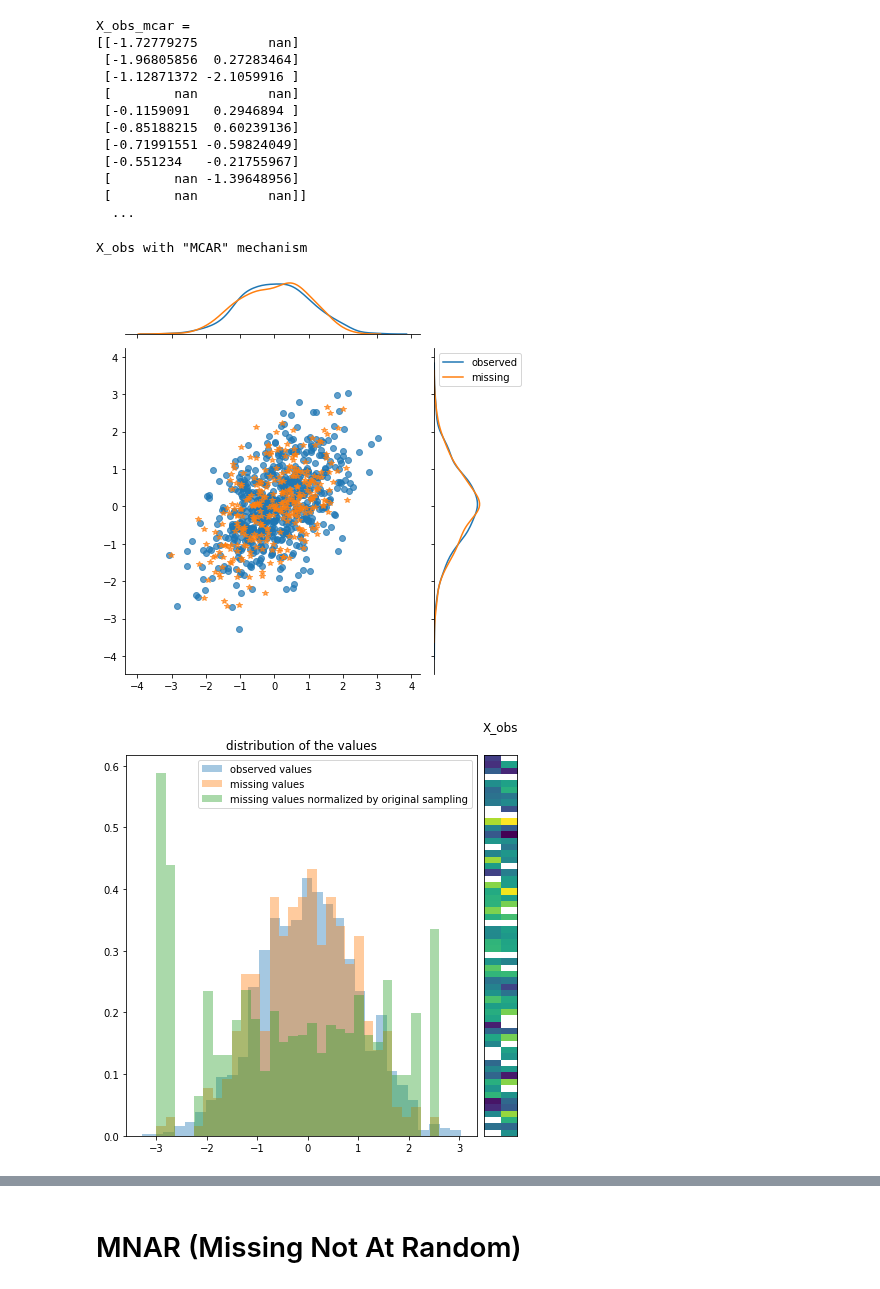
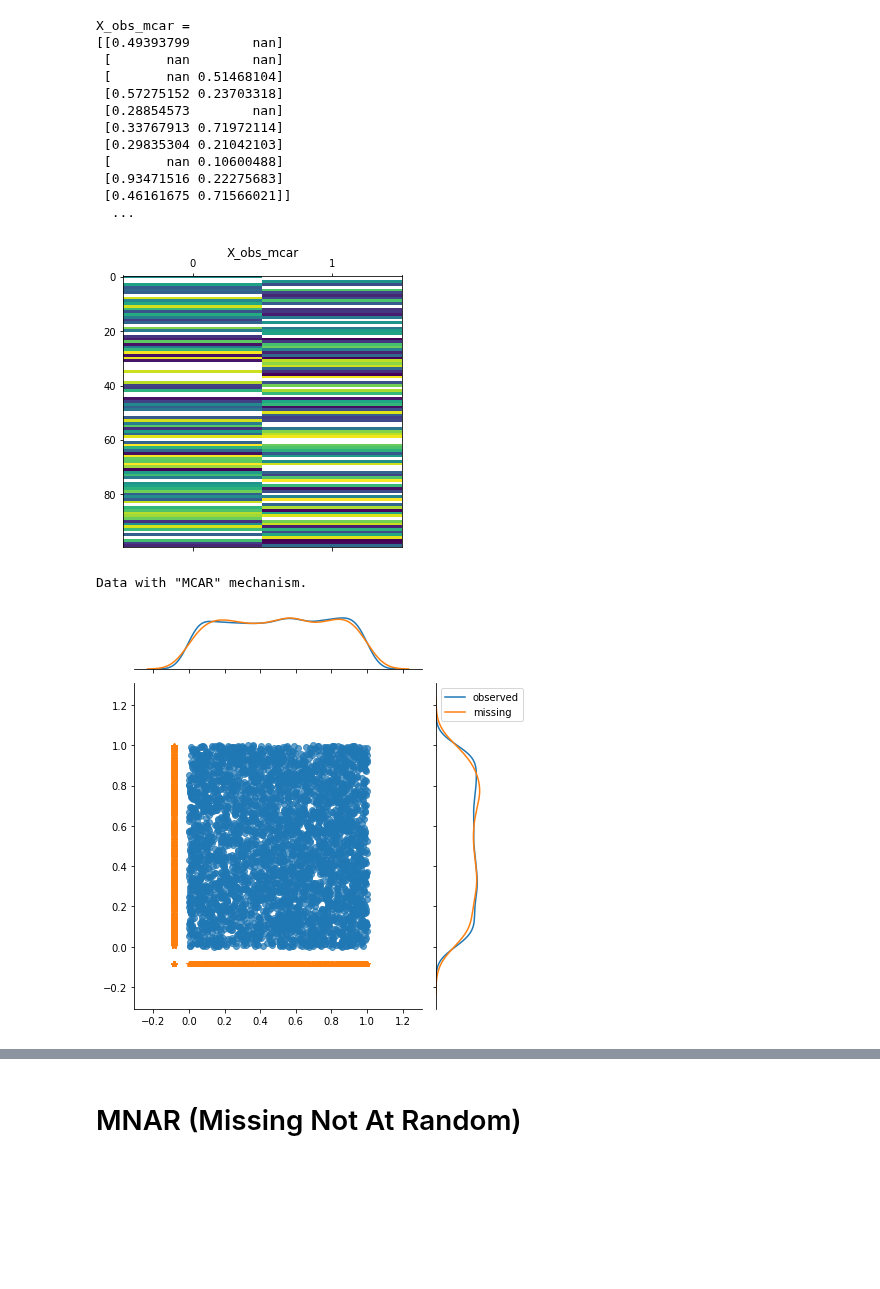
Before and after one commit to R-miss-tastic/website, a Jupyter notebook: static/how-to/WIP python/How to generate missing values.ipynb, the cells around one changed output, grey strips where cells are left out. Cells and saved outputs as stored; diff of their text form; code cells hidden in the pictures; blank space fills up the shorter version.

```diff
--- a/static/how-to/WIP python/How to generate missing values.ipynb
+++ b/static/how-to/WIP python/How to generate missing values.ipynb
@@ -13,20 +12,21 @@ The mechanisms generating missing values can be various but usually they are cla
 # %%
-# generate complete data
+# first let's generate the complete data
 
 import numpy as np
 import matplotlib.pyplot as plt
 %matplotlib inline
 import seaborn as sns
 
-np.random.seed(0)  # fix the seed (to obtain reproductible results)
+np.random.seed(0)  # fix the seed
 
-n_samples = 900
+n_samples = 5900
 
 mean = (0,0)
 cov = [[1,.5],[.5,1]]
+cov = [[1,0],[0,1]]
 X_complete = np.random.multivariate_normal(mean, cov, size=n_samples)
+X_complete = np.random.uniform(0, 1, size=(n_samples,2))
 
-#plt.scatter(X_complete[:,0], X_complete[:,1])
 sns.jointplot(X_complete[:,0], X_complete[:,1], label = 'Complete data')
 # %% [output]
 <seaborn.axisgrid.JointGrid at 0x...>
@@ -41,9 +64,10 @@ The observations are said to be Missing Completely At Random (MCAR) if the proba
 In Python, the easiest way is to sample a Bernouilli to mask some data point
 # %%
 def ampute_mcar(X_complete, missing_rate = .2):
-    missing_mask = np.random.binomial(1, missing_rate, size = (n_samples,2))
+    # Mask completly at random some values
+    M = np.random.binomial(1, missing_rate, size = X_complete.shape)
     X_obs = X_complete.copy()
-    np.putmask(X_obs, missing_mask, np.nan)
+    np.putmask(X_obs, M, np.nan)
     return X_obs
 # %%
 X_obs_mcar = ampute_mcar(X_complete)
@@ -53,14 +77,14 @@ print(X_obs_mcar[:10])
 print('  ...')
 # %% [output]
 X_obs_mcar =
-[[-1.72779275         nan]
- [-1.96805856  0.27283464]
- [-1.12871372 -2.1059916 ]
- [        nan         nan]
- [-0.1159091   0.2946894 ]
- [-0.85188215  0.60239136]
- [-0.71991551 -0.59824049]
- [-0.551234   -0.21755967]
- [        nan -1.39648956]
- [        nan         nan]]
+[[0.49393799        nan]
+ [       nan        nan]
+ [       nan 0.51468104]
+ [0.57275152 0.23703318]
+ [0.28854573        nan]
+ [0.33767913 0.71972114]
+ [0.29835304 0.21042103]
+ [       nan 0.10600488]
+ [0.93471516 0.22275683]
+ [0.46161675 0.71566021]]
   ...
@@ -116,0 +91,6 @@ def plot_data(X_complete, X_obs):
+# %%
+plt.figure(figsize=(5,5))
+plt.matshow(X_obs_mcar[:100], aspect='auto', fignum=False)
+plt.title('X_obs_mcar');
+# %% [output]
+[figure, added]
@@ -117,7 +219,6 @@ def plot_data(X_complete, X_obs):
 # %%
-print('X_obs with "MCAR" mechanism')
-plot_data(X_complete, X_obs_mcar)
+print('Data with "MCAR" mechanism.')
+scatter_plot_obs(X_obs_mcar)
 # %% [output]
-X_obs with "MCAR" mechanism
+Data with "MCAR" mechanism.
-[figure, old version]
+[figure, new version]
-[figure, removed]
```
Also changed, not shown: parts of 31 cells of this notebook.
